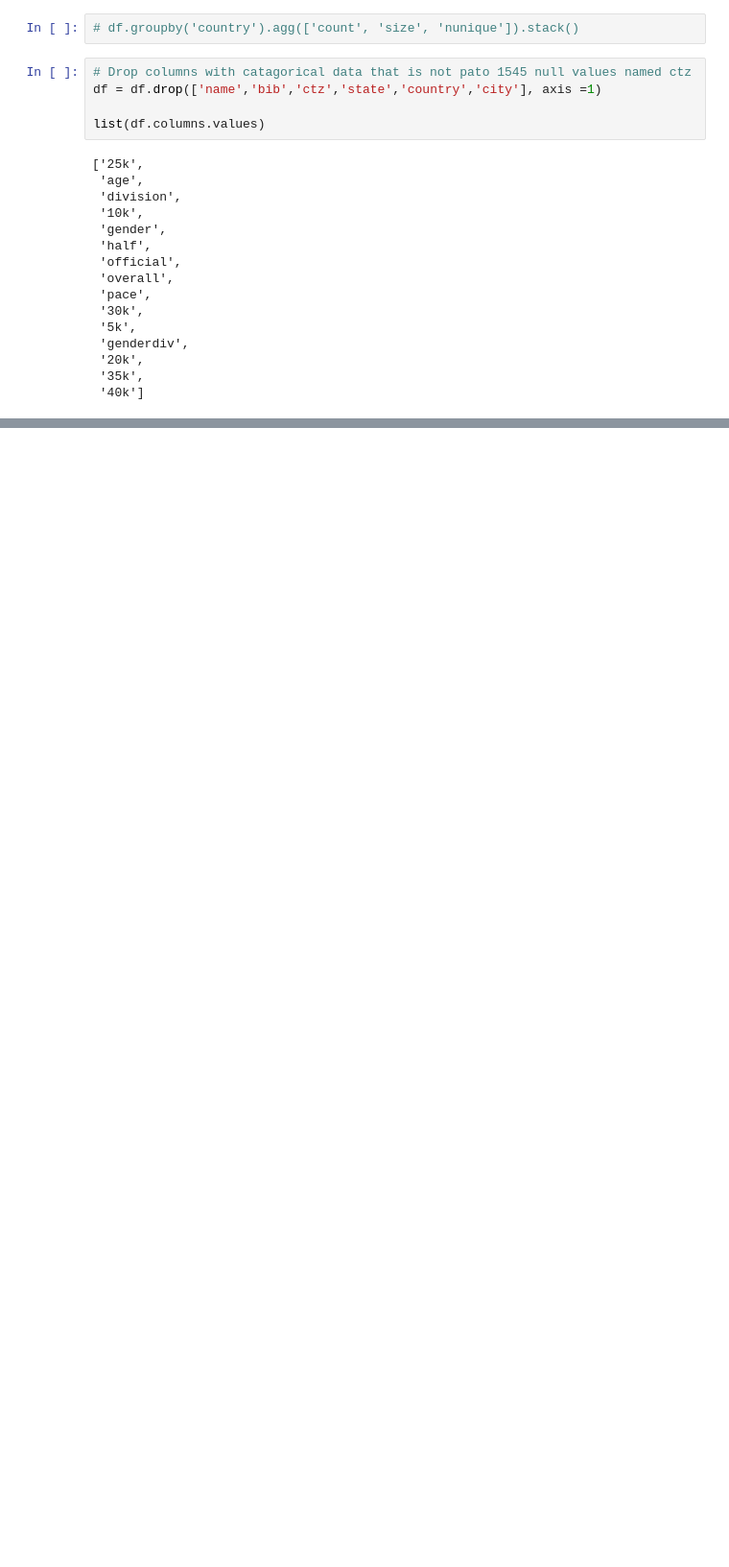
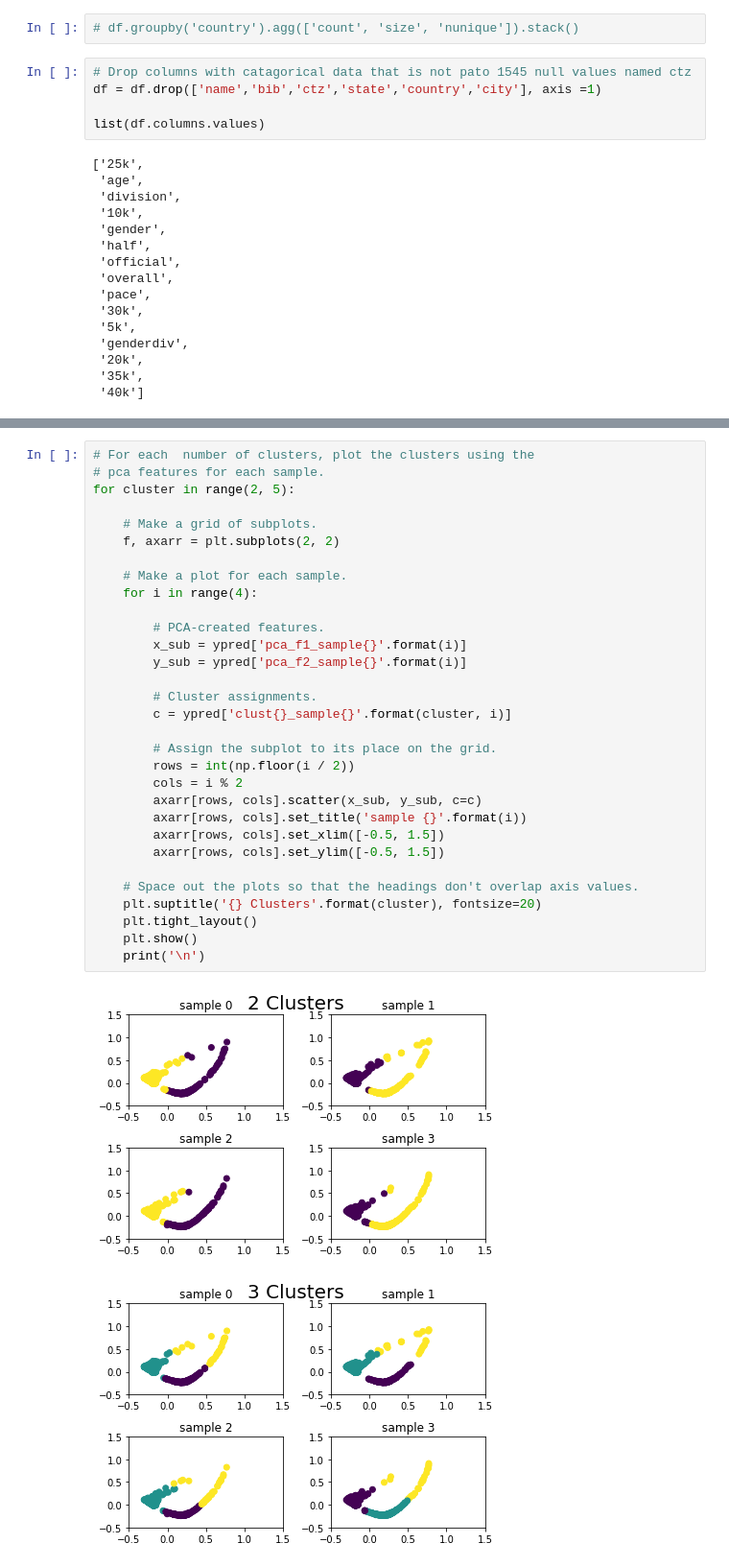
Before and after one commit to DrJohnElliott/Thinkful, a Jupyter notebook: Unit_4/Challenge_U4_L2_P5_Boston.ipynb, the cells around one changed output, grey strips where cells are left out. Shown at 96% size. Drawn from its saved outputs; the diff is of its cells as text; blank space fills up the shorter version.

```diff
--- a/Unit_4/Challenge_U4_L2_P5_Boston.ipynb
+++ b/Unit_4/Challenge_U4_L2_P5_Boston.ipynb
@@ -212,0 +248,34 @@ for counter, data in enumerate([
+# %%
+# For each  number of clusters, plot the clusters using the
+# pca features for each sample.
+for cluster in range(2, 5):
+
+    # Make a grid of subplots.
+    f, axarr = plt.subplots(2, 2)
+
+    # Make a plot for each sample.
+    for i in range(4):
+
+        # PCA-created features.
+        x_sub = ypred['pca_f1_sample{}'.format(i)]
+        y_sub = ypred['pca_f2_sample{}'.format(i)]
+
+        # Cluster assignments.
+        c = ypred['clust{}_sample{}'.format(cluster, i)]
+
+        # Assign the subplot to its place on the grid.
+        rows = int(np.floor(i / 2))
+        cols = i % 2
+        axarr[rows, cols].scatter(x_sub, y_sub, c=c)
+        axarr[rows, cols].set_title('sample {}'.format(i))
+        axarr[rows, cols].set_xlim([-0.5, 1.5])
+        axarr[rows, cols].set_ylim([-0.5, 1.5])
+
+    # Space out the plots so that the headings don't overlap axis values.
+    plt.suptitle('{} Clusters'.format(cluster), fontsize=20)
+    plt.tight_layout()
+    plt.show()
+    print('\n')
+# %% [output]
+[figure, added]
+[figure, added]
```
Also changed, not shown: parts of 18 cells of this notebook, 2 other files.
